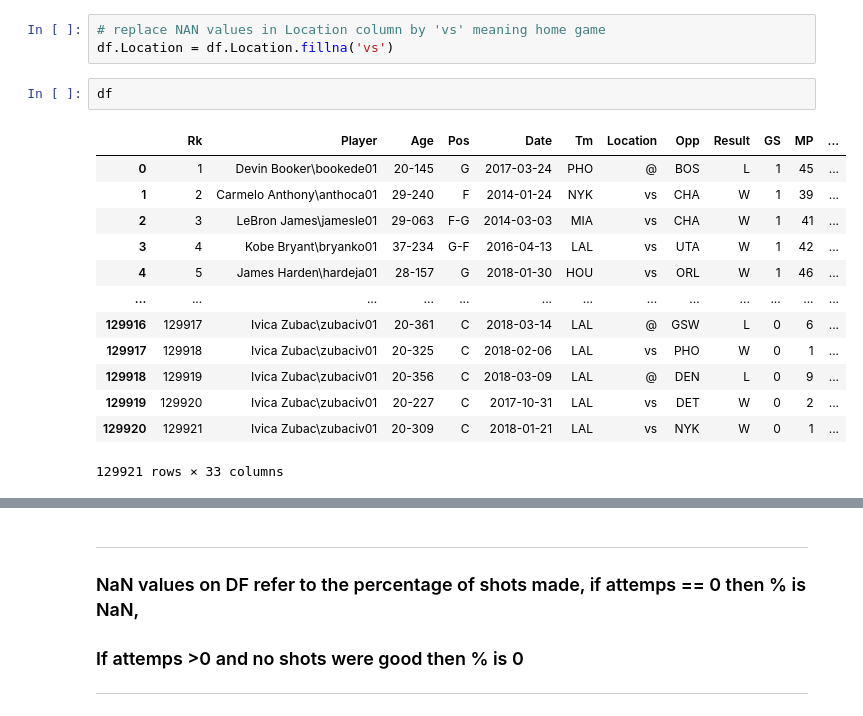
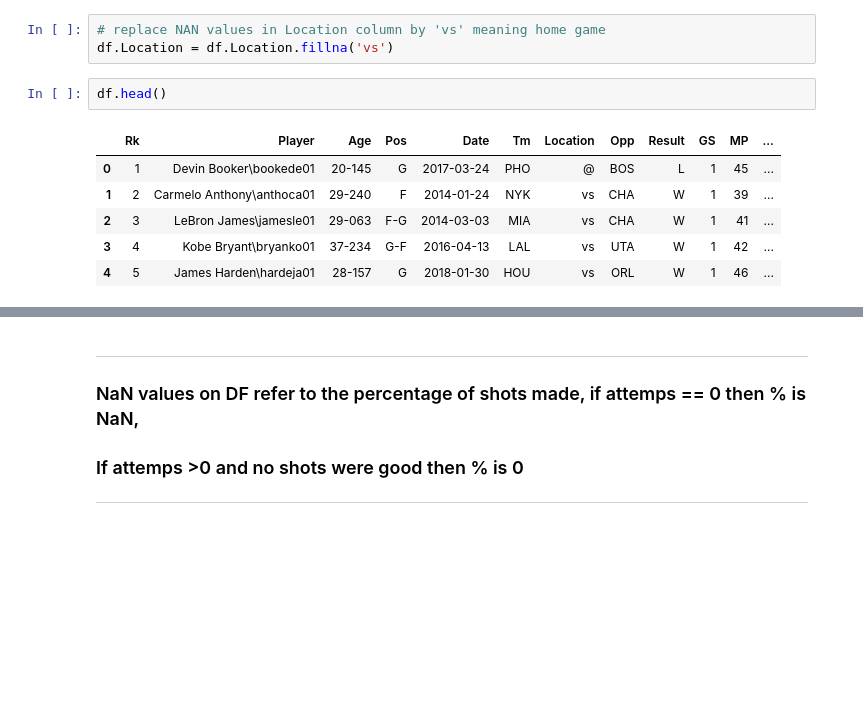
Before and after one commit to CiroLV/Basket_ball_data, a Jupyter notebook: Basketball_Markets.ipynb, the cells around one changed output, grey strips where cells are left out. Cells and saved outputs as stored; diff of their text form; blank space fills up the shorter version.

```diff
--- a/Basketball_Markets.ipynb
+++ b/Basketball_Markets.ipynb
@@ -27,20 +27,13 @@ df = df.rename(columns={'Unnamed: 6': 'Location','Unnamed: 8':'Result'})
 # replace NAN values in Location column by 'vs' meaning home game
 df.Location = df.Location.fillna('vs')
 # %%
-df
+df.head()
 # %% [output]
 |  | Rk | Player | Age | Pos | Date | Tm | Location | Opp | Result | GS | MP | ... |
 | 0 | 1 | Devin Booker\bookede01 | 20-145 | G | 2017-03-24 | PHO | @ | BOS | L | 1 | 45 | ... |
 | 1 | 2 | Carmelo Anthony\anthoca01 | 29-240 | F | 2014-01-24 | NYK | vs | CHA | W | 1 | 39 | ... |
 | 2 | 3 | LeBron James\jamesle01 | 29-063 | F-G | 2014-03-03 | MIA | vs | CHA | W | 1 | 41 | ... |
 | 3 | 4 | Kobe Bryant\bryanko01 | 37-234 | G-F | 2016-04-13 | LAL | vs | UTA | W | 1 | 42 | ... |
 | 4 | 5 | James Harden\hardeja01 | 28-157 | G | 2018-01-30 | HOU | vs | ORL | W | 1 | 46 | ... |
-| ... | ... | ... | ... | ... | ... | ... | ... | ... | ... | ... | ... | ... |
-| 129916 | 129917 | Ivica Zubac\zubaciv01 | 20-361 | C | 2018-03-14 | LAL | @ | GSW | L | 0 | 6 | ... |
-| 129917 | 129918 | Ivica Zubac\zubaciv01 | 20-325 | C | 2018-02-06 | LAL | vs | PHO | W | 0 | 1 | ... |
-| 129918 | 129919 | Ivica Zubac\zubaciv01 | 20-356 | C | 2018-03-09 | LAL | @ | DEN | L | 0 | 9 | ... |
-| 129919 | 129920 | Ivica Zubac\zubaciv01 | 20-227 | C | 2017-10-31 | LAL | vs | DET | W | 0 | 2 | ... |
-| 129920 | 129921 | Ivica Zubac\zubaciv01 | 20-309 | C | 2018-01-21 | LAL | vs | NYK | W | 0 | 1 | ... |
-129921 rows × 33 columns
 # %%
 # sum null values in each column
```
Also changed, not shown: parts of 28 cells of this notebook, 3 other files.
